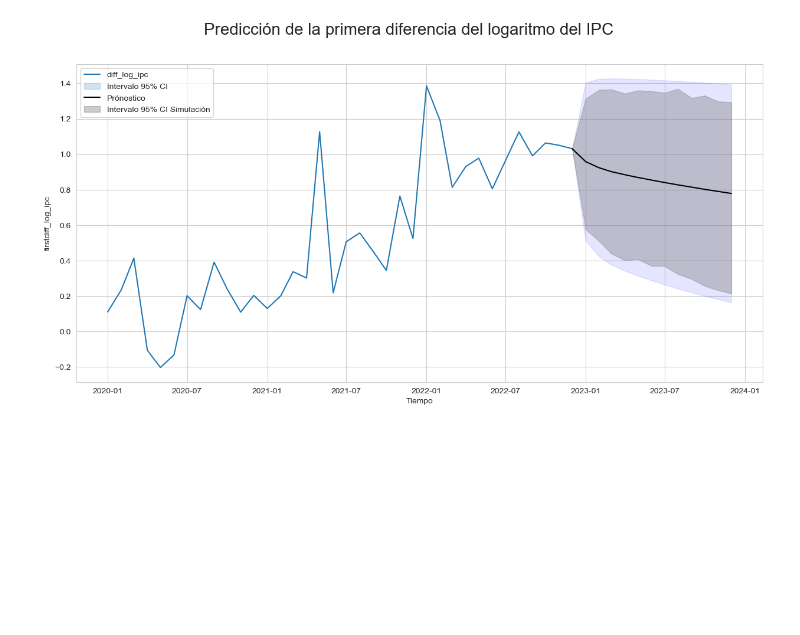
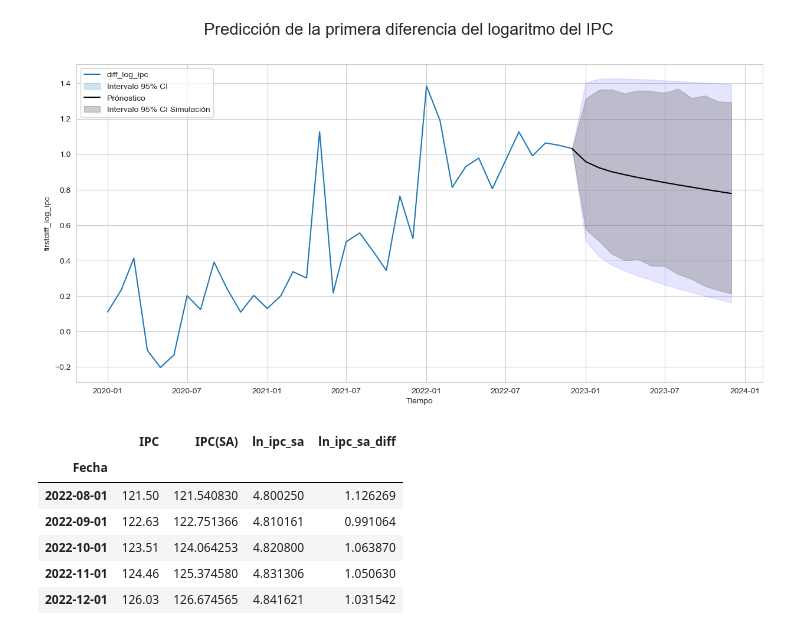
Before and after one commit to remg1997/time_series, a Jupyter notebook: Taller1/Taller1.ipynb, the cells around one changed output. Saved outputs shown, nothing was run; the diff lists cells and outputs as text; code cells hidden in the pictures; blank space fills up the shorter version.

```diff
--- a/Taller1/Taller1.ipynb
+++ b/Taller1/Taller1.ipynb
@@ -998,0 +1007,10 @@ plt.show()
+# %%
+df.tail()
+# %% [output]
+|  | IPC | IPC(SA) | ln_ipc_sa | ln_ipc_sa_diff |
+| Fecha |  |  |  |  |
+| 2022-08-01 | 121.50 | 121.540830 | 4.800250 | 1.126269 |
+| 2022-09-01 | 122.63 | 122.751366 | 4.810161 | 0.991064 |
+| 2022-10-01 | 123.51 | 124.064253 | 4.820800 | 1.063870 |
+| 2022-11-01 | 124.46 | 125.374580 | 4.831306 | 1.050630 |
+| 2022-12-01 | 126.03 | 126.674565 | 4.841621 | 1.031542 |
```
Also changed, not shown: parts of 13 cells of this notebook.
